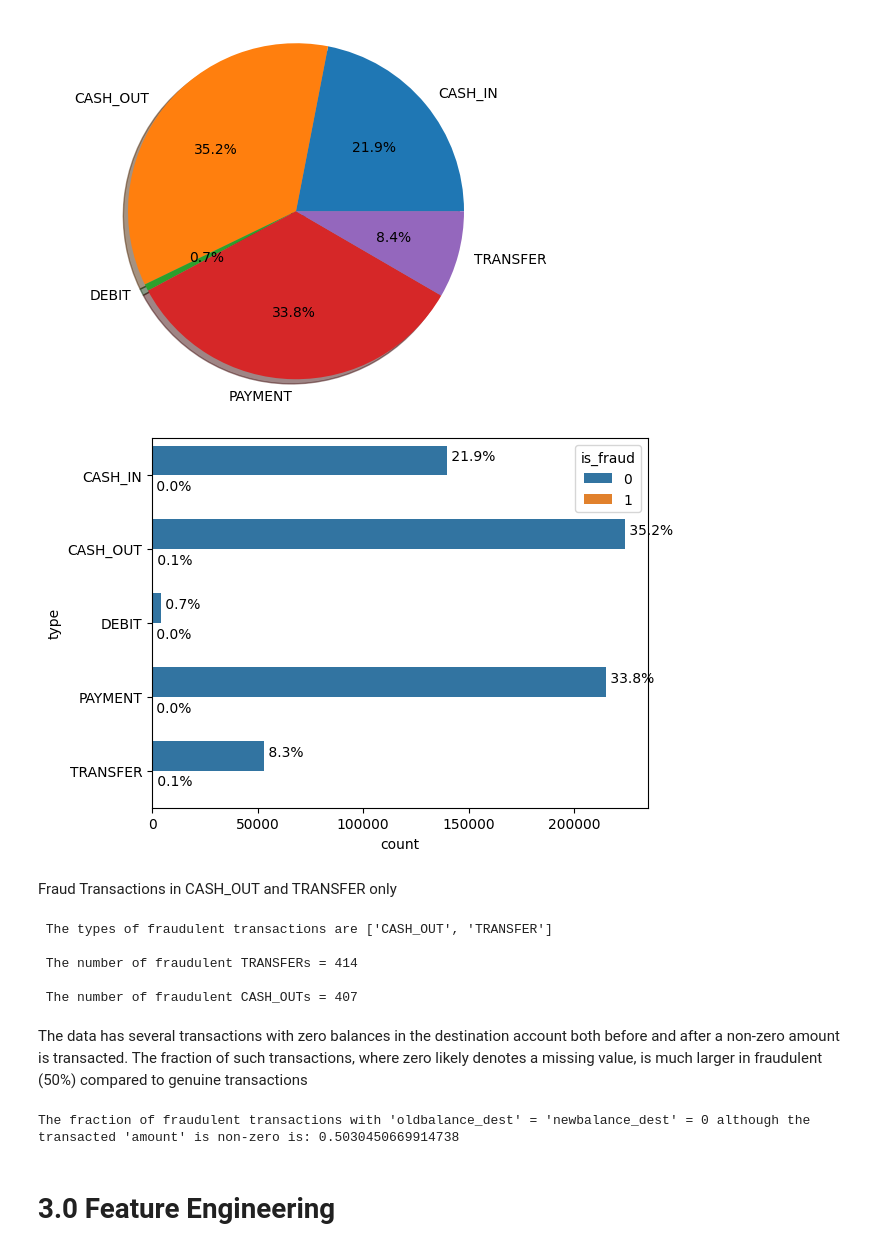
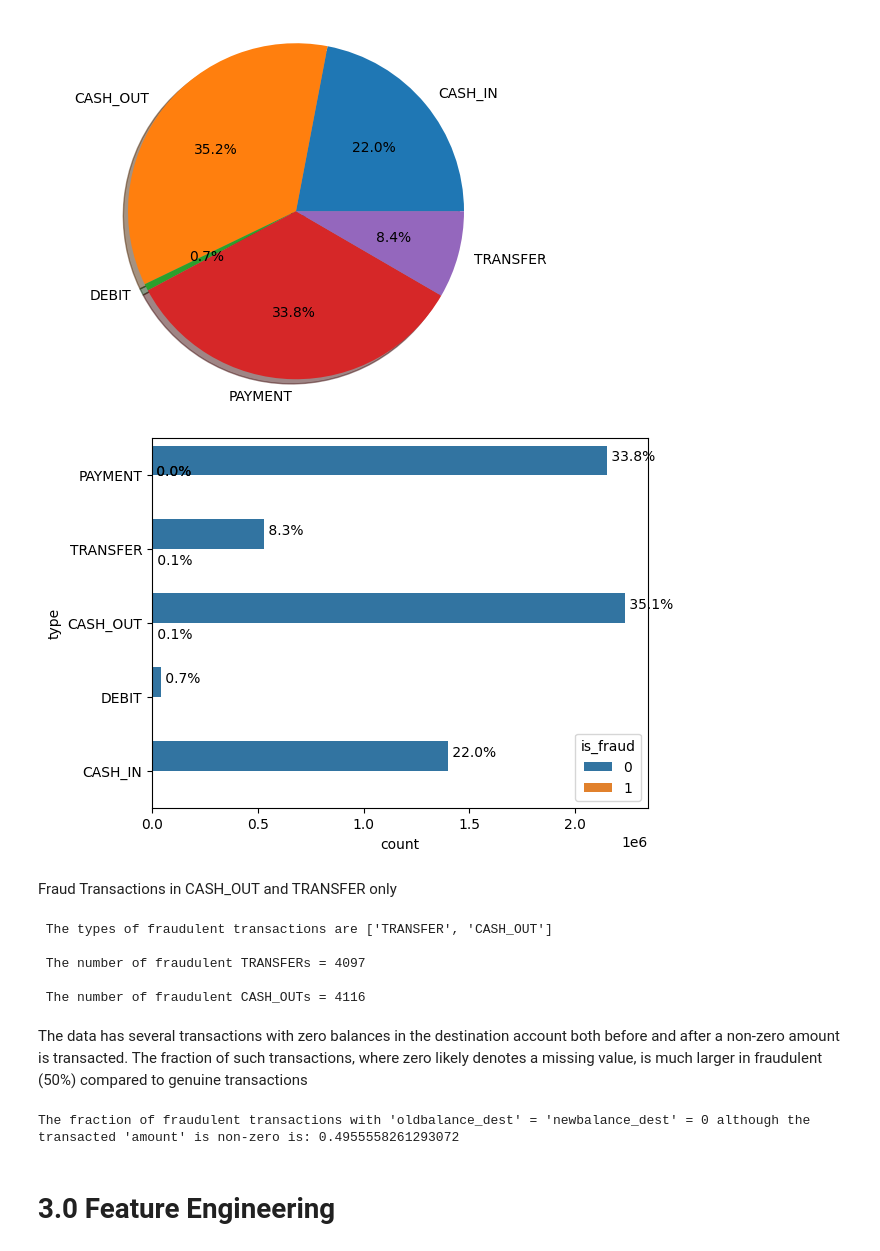
Before and after one commit to Anant-gif/onlinefraud, a Jupyter notebook: online_fraud.ipynb, the cells around one changed output. Cells and saved outputs as stored; diff of their text form; code cells hidden in the pictures.

```diff
--- a/online_fraud.ipynb
+++ b/online_fraud.ipynb
@@ -42,7 +40,7 @@ Drive already mounted at /content/drive; to attempt to forcibly remount, call dr
 # %% [markdown]
 ## 1.1 Loading Data
 # %%
-df1 = pd.read_csv('/content/drive/MyDrive/fraud_0.1origbase.csv')
+df1 = pd.read_csv('PS_20174392719_1491204439457_log.csv')
 # %%
 df1.head()
 # %% [output]
@@ -179,16 +177,16 @@ plt.show()
 [figure]
 # %%
 
-ax = sns.countplot(y='type', hue='is_fraud', data=df3)
+ax = sns.countplot(y='type', hue='is_fraud', data=df2)
 
 total = df2['type'].size
 for p in ax.patches:
         percentage = ' {:.1f}%'.format(100 * p.get_width()/total)
         x = p.get_x() + p.get_width() + 0.02
         y = p.get_y() + p.get_height()/2
         ax.annotate(percentage, (x, y))
 # %% [output]
-[figure, old version]
+[figure, new version]
 # %% [markdown]
 Fraud Transactions in CASH_OUT and TRANSFER only
 # %%
@@ -205,11 +203,11 @@ print ('\n The number of fraudulent TRANSFERs = {}'.\
 print ('\n The number of fraudulent CASH_OUTs = {}'.\
        format(len(dfFraudCashout)))
 # %% [output]
- The types of fraudulent transactions are ['CASH_OUT', 'TRANSFER']
+ The types of fraudulent transactions are ['TRANSFER', 'CASH_OUT']
 
- The number of fraudulent TRANSFERs = 414
+ The number of fraudulent TRANSFERs = 4097
 
- The number of fraudulent CASH_OUTs = 407
+ The number of fraudulent CASH_OUTs = 4116
 # %% [markdown]
 
 
@@ -222,7 +220,7 @@ print('\nThe fraction of fraudulent transactions with \'oldbalance_dest\' = \
 format(len(X_fraud.loc[(X_fraud.oldbalance_dest == 0) & \
 (X_fraud.newbalance_dest == 0) & (X_fraud.amount)]) / (1.0 * len(X_fraud))))
 # %% [output]
-The fraction of fraudulent transactions with 'oldbalance_dest' = 'newbalance_dest' = 0 although the transacted 'amount' is non-zero is: 0.5030450669914738
+The fraction of fraudulent transactions with 'oldbalance_dest' = 'newbalance_dest' = 0 although the transacted 'amount' is non-zero is: 0.4955558261293072
 # %% [markdown]
 # 3.0 Feature Engineering
 # %%
```
Also changed, not shown: parts of 18 cells of this notebook, 1 other file.
